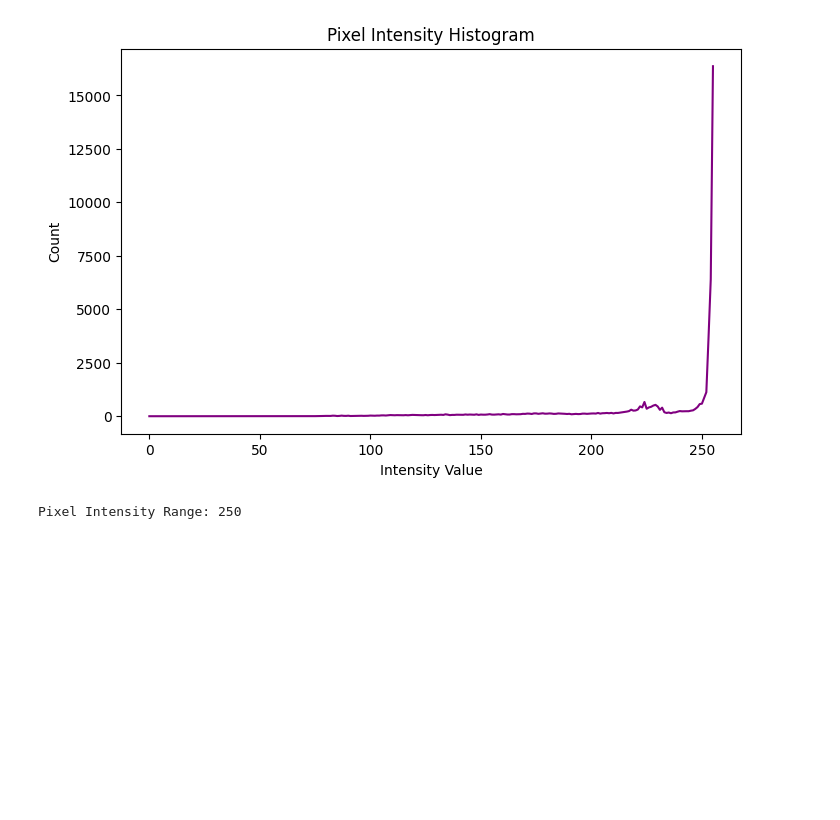
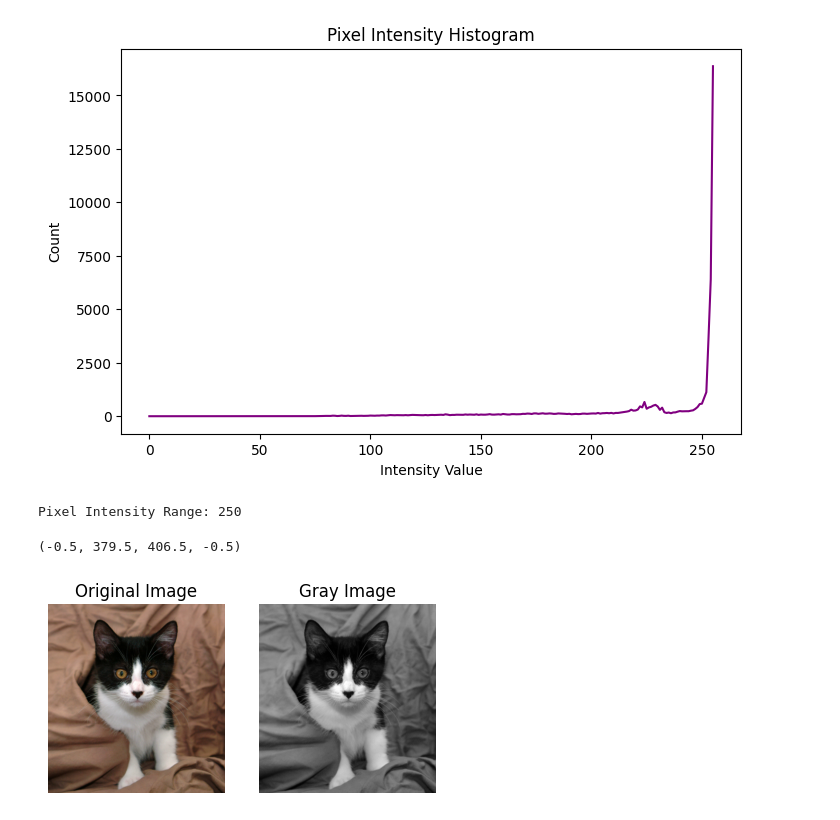
Before and after one commit to Tr-tuhin/DIP_LAB_TASK_2019331534-1-, a Jupyter notebook: Copy_of_DIP_lab_exam_sec[19_20].ipynb, the cells around one changed output. Cells and saved outputs as stored; diff of their text form; code cells hidden in the pictures; blank space fills up the shorter version.

Commit message:
Task 02 Completed

```diff
--- a/Copy_of_DIP_lab_exam_sec[19_20].ipynb
+++ b/Copy_of_DIP_lab_exam_sec[19_20].ipynb
@@ -68,3 +68,37 @@ print(f"Pixel Intensity Range: {pixel_range}")
 Image Dimensions (Height, Width, Channels): (225, 225, 3)
 [figure]
 Pixel Intensity Range: 250
+# %%
+# Task 02
+
+from skimage import io, color
+import matplotlib.pyplot as plt
+
+img = io.imread('/content/drive/MyDrive/DIP_Final_Image/DIP_Lab_task_02.jpg')
+
+def rgbtogray(image):
+  row, col, ch = np.shape(img)
+
+  ret = np.zeros((row, col), dtype=np.uint8)
+  for i in range(row):
+    for j in range(col):
+      r, g, b = image[i, j]
+
+      ret[i, j] = r * 0.25 + g * 0.50 + b * 0.25
+
+  return ret
+
+fig, ax = plt.subplots(1, 2, figsize = (5, 5))
+
+grayImg = rgbtogray(img)
+
+ax[0].imshow(img)
+ax[0].set_title('Original Image')
+ax[0].axis('off')
+
+ax[1].imshow(grayImg, cmap = 'gray')
+ax[1].set_title('Gray Image')
+ax[1].axis('off')
+# %% [output]
+(-0.5, 379.5, 406.5, -0.5)
+[figure, added]
```
